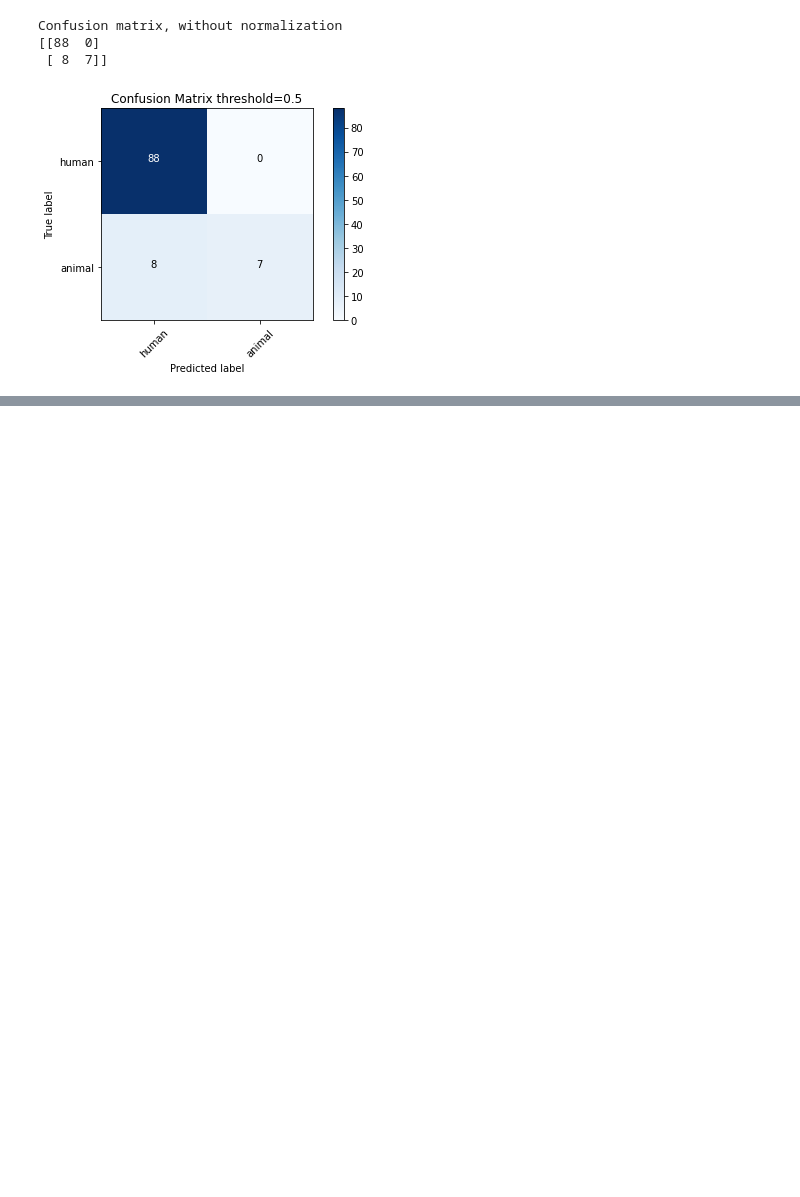
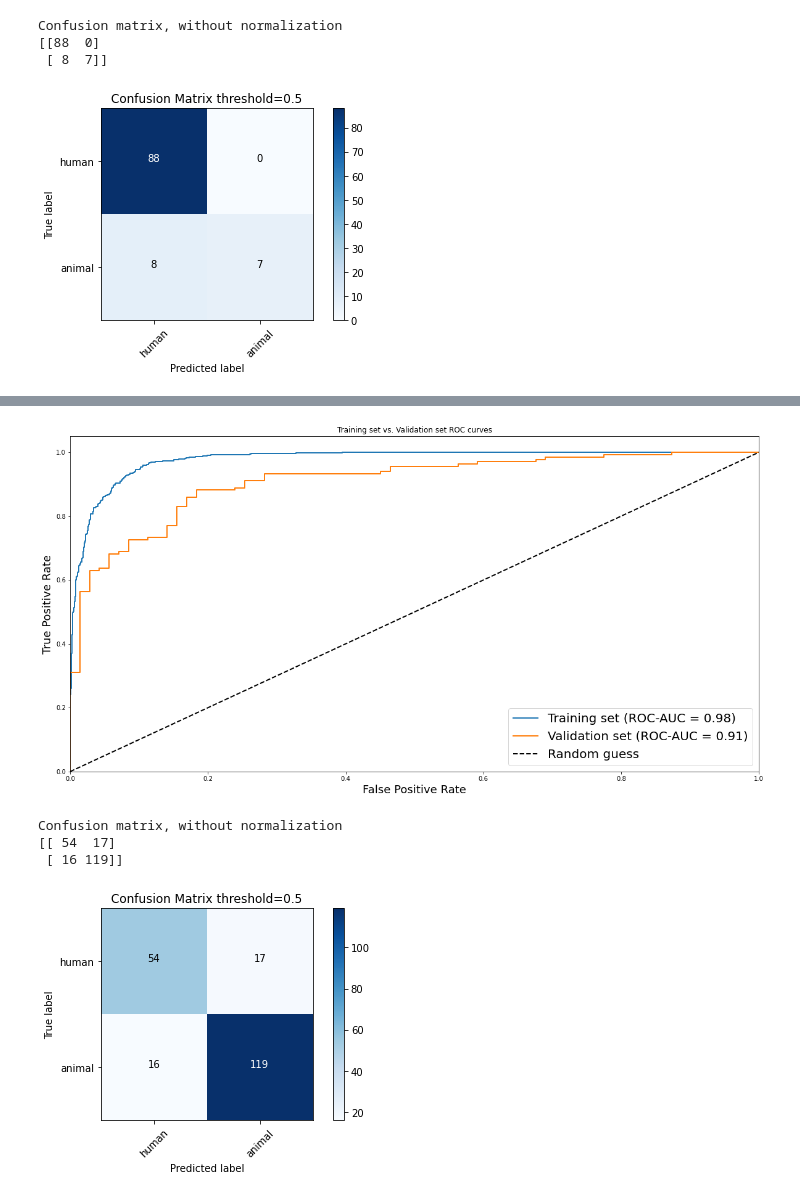
Before and after one commit to ShaulSolomon/sota-mafat-radar, a Jupyter notebook: notebooks/[Hernan]SNR_exploration.ipynb, the cells around one changed output, grey strips where cells are left out. Drawn from its saved outputs; the diff is of its cells as text; code cells hidden in the pictures; blank space fills up the shorter version.

```diff
--- a/notebooks/[Hernan]SNR_exploration.ipynb
+++ b/notebooks/[Hernan]SNR_exploration.ipynb
@@ -399,0 +523,16 @@ next, we'll try adding the SNR type as a variable to the model in the Fully conn
+# %%
+#HSNR
+pred_hsnr = [model.predict([train_x_hsnr,np.zeros(len(train_x_hsnr))]), model.predict([val_x_hsnr,np.zeros(len(val_x_hsnr))])]
+actual_hsnr = [train_y_hsnr, val_y_hsnr]
+utils.stats(pred_hsnr, actual_hsnr)
+
+cm = confusion_matrix(y_true=val_y_hsnr, y_pred=( model.predict([val_x_hsnr,np.zeros(len(val_x_hsnr))])>0.5)*1)
+cm_plot_labels = ['human','animal']
+
+utils.plot_confusion_matrix(cm=cm, classes=cm_plot_labels, title=f"Confusion Matrix threshold={threshold}")
+# %% [output]
+[figure, added]
+Confusion matrix, without normalization
+[[ 54  17]
+ [ 16 119]]
+[figure, added]
```
Also changed, not shown: parts of 11 cells of this notebook.
